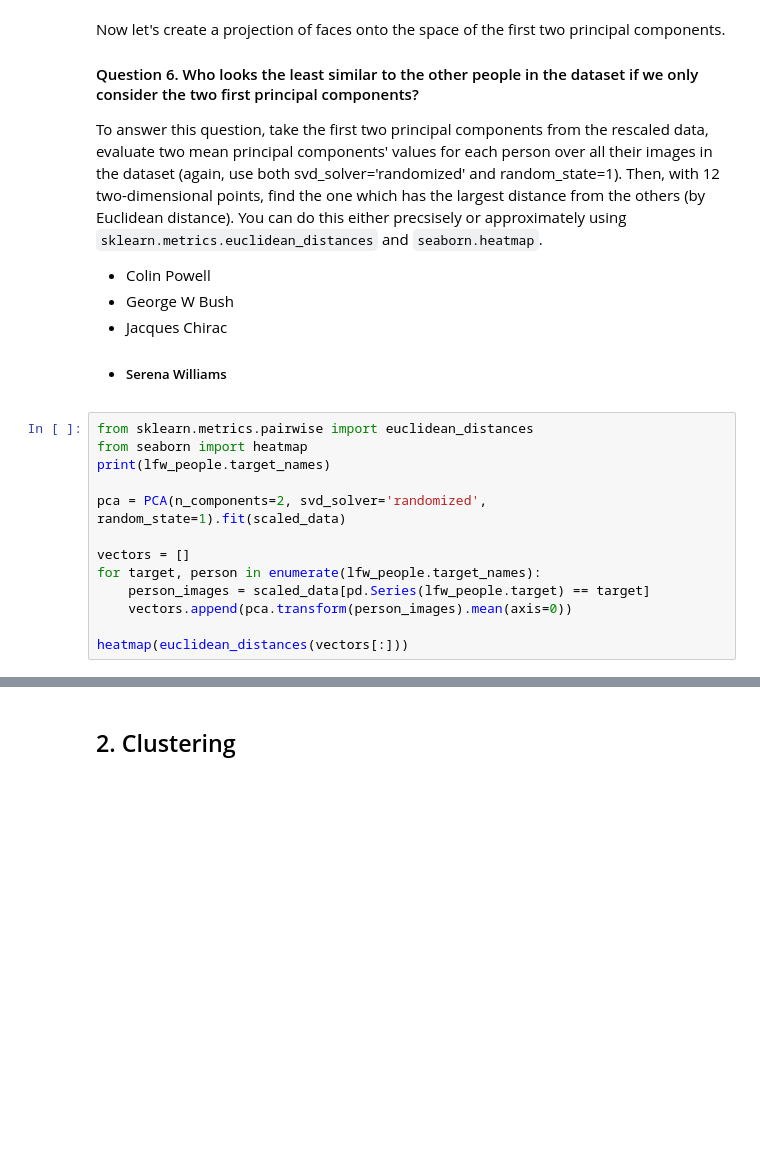
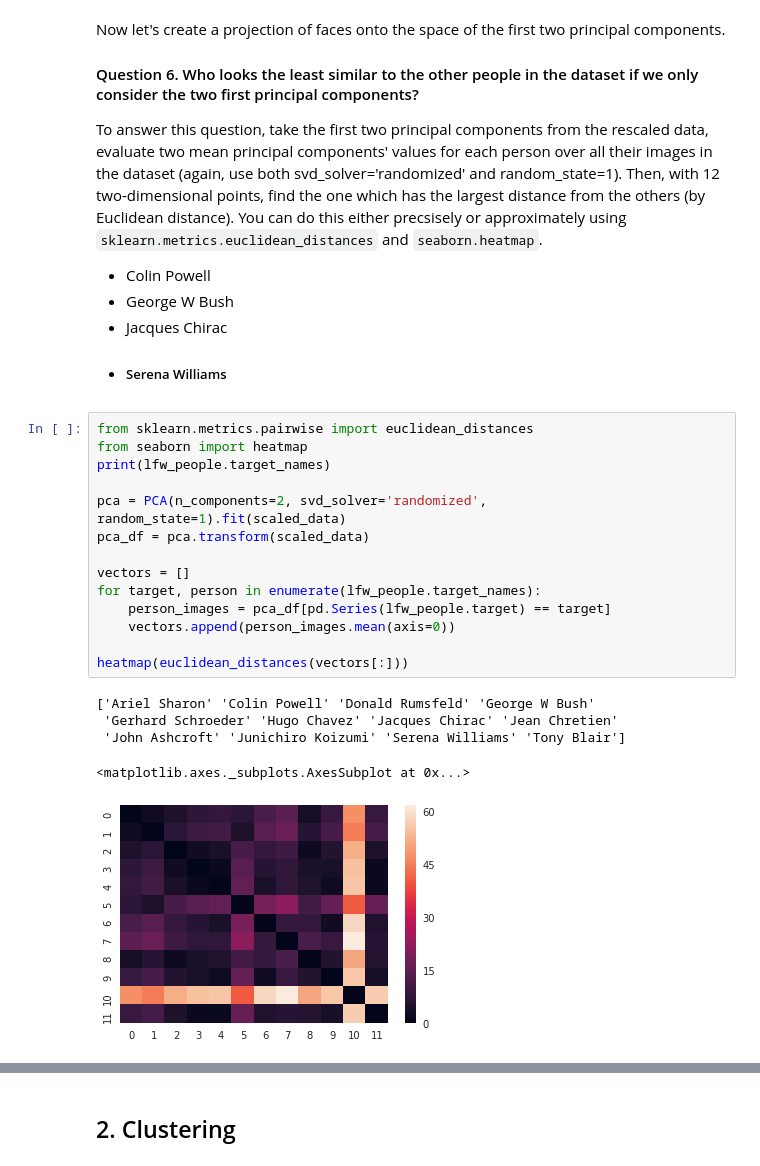
Before and after one commit to kalkolab/mlcourse_open, a Jupyter notebook: jupyter_english/topic07_unsupervised/assignment7_pca_clustering.ipynb, the cells around one changed output, grey strips where cells are left out. Saved outputs shown, nothing was run; the diff lists cells and outputs as text; blank space fills up the shorter version.

```diff
--- a/jupyter_english/topic07_unsupervised/assignment7_pca_clustering.ipynb
+++ b/jupyter_english/topic07_unsupervised/assignment7_pca_clustering.ipynb
@@ -176,15 +178,22 @@ To answer this question, take the first two principal components from the rescal
 # %%
 from sklearn.metrics.pairwise import euclidean_distances
 from seaborn import heatmap
 print(lfw_people.target_names)
 
 pca = PCA(n_components=2, svd_solver='randomized', random_state=1).fit(scaled_data)
+pca_df = pca.transform(scaled_data)
 
 vectors = []
 for target, person in enumerate(lfw_people.target_names):
-    person_images = scaled_data[pd.Series(lfw_people.target) == target]
-    vectors.append(pca.transform(person_images).mean(axis=0))
+    person_images = pca_df[pd.Series(lfw_people.target) == target]
+    vectors.append(person_images.mean(axis=0))
 
 heatmap(euclidean_distances(vectors[:]))
+# %% [output]
+['Ariel Sharon' 'Colin Powell' 'Donald Rumsfeld' 'George W Bush'
+ 'Gerhard Schroeder' 'Hugo Chavez' 'Jacques Chirac' 'Jean Chretien'
+ 'John Ashcroft' 'Junichiro Koizumi' 'Serena Williams' 'Tony Blair']
+<matplotlib.axes._subplots.AxesSubplot at 0x...>
+[figure, added]
 # %%
 print(lfw_people.target_names[10])
```
Also changed, not shown: parts of 9 cells of this notebook, 2 other files.
